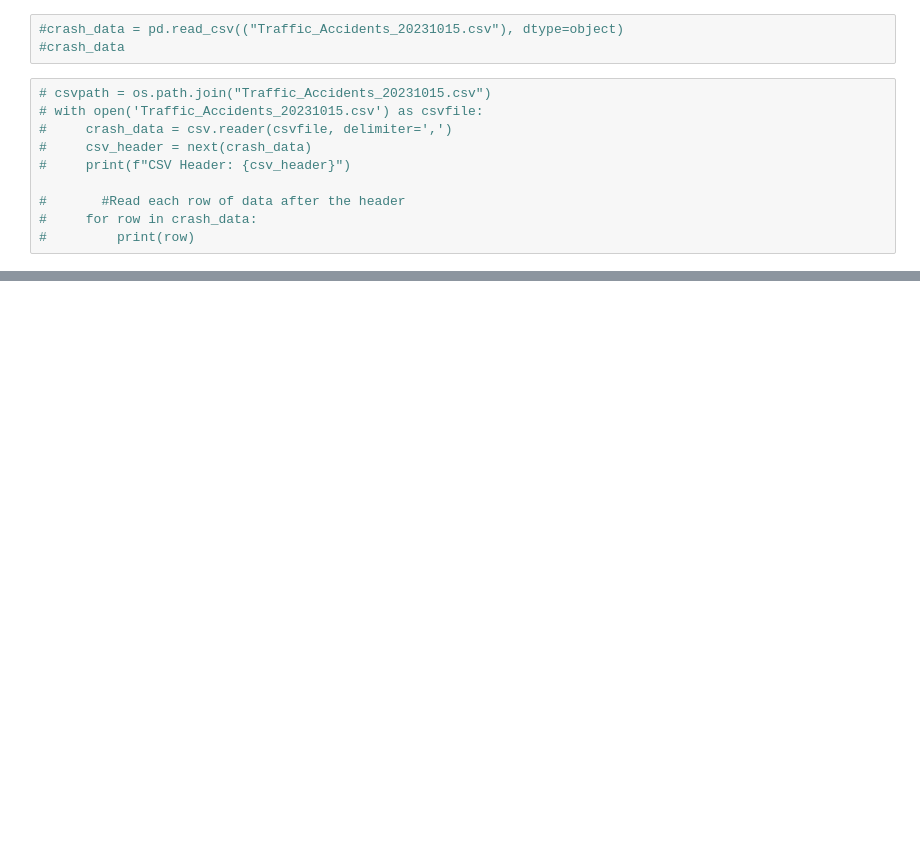
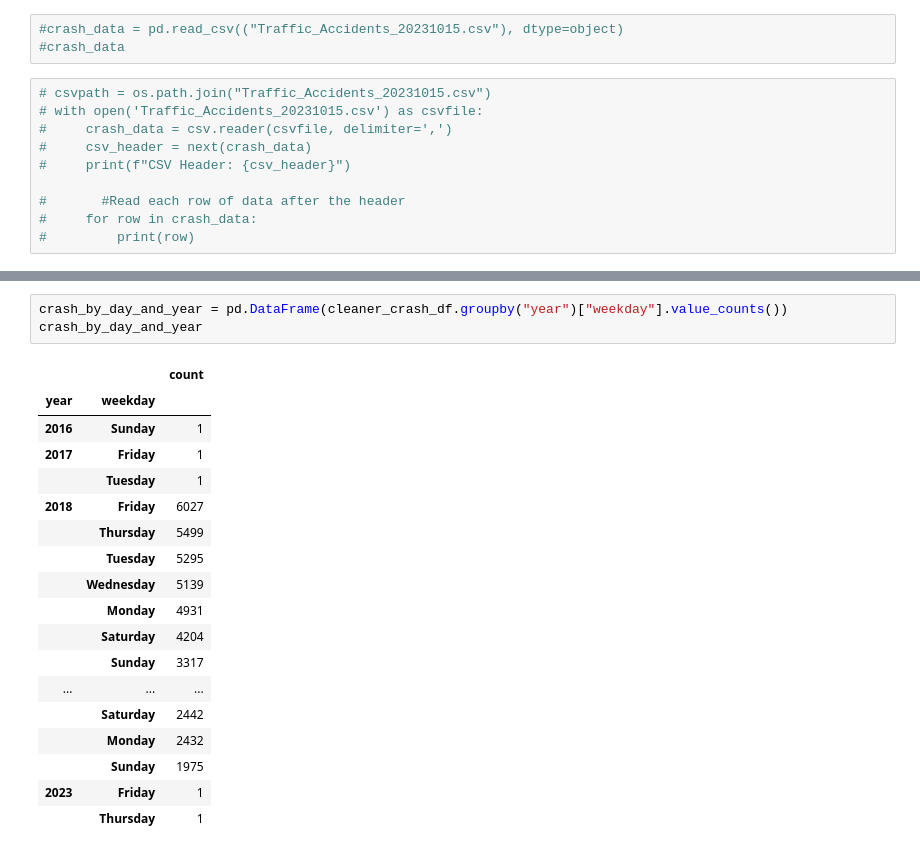
Before and after one commit to dlerhetal/Group2Project1, a Jupyter notebook: NashCrashPy/NashCrashPy.ipynb, the cells around one changed output, grey strips where cells are left out. Drawn from its saved outputs; the diff is of its cells as text; blank space fills up the shorter version.

```diff
--- a/NashCrashPy/NashCrashPy.ipynb
+++ b/NashCrashPy/NashCrashPy.ipynb
@@ -74,0 +186,22 @@ total_crashes
+# %%
+crash_by_day_and_year = pd.DataFrame(cleaner_crash_df.groupby("year")["weekday"].value_counts())
+crash_by_day_and_year
+# %% [output]
+|  |  | count |
+| year | weekday |  |
+| 2016 | Sunday | 1 |
+| 2017 | Friday | 1 |
+|  | Tuesday | 1 |
+| 2018 | Friday | 6027 |
+|  | Thursday | 5499 |
+|  | Tuesday | 5295 |
+|  | Wednesday | 5139 |
+|  | Monday | 4931 |
+|  | Saturday | 4204 |
+|  | Sunday | 3317 |
+| ... | ... | ... |
+|  | Saturday | 2442 |
+|  | Monday | 2432 |
+|  | Sunday | 1975 |
+| 2023 | Friday | 1 |
+|  | Thursday | 1 |
```
Also changed, not shown: parts of 12 cells of this notebook, 1 other file.
